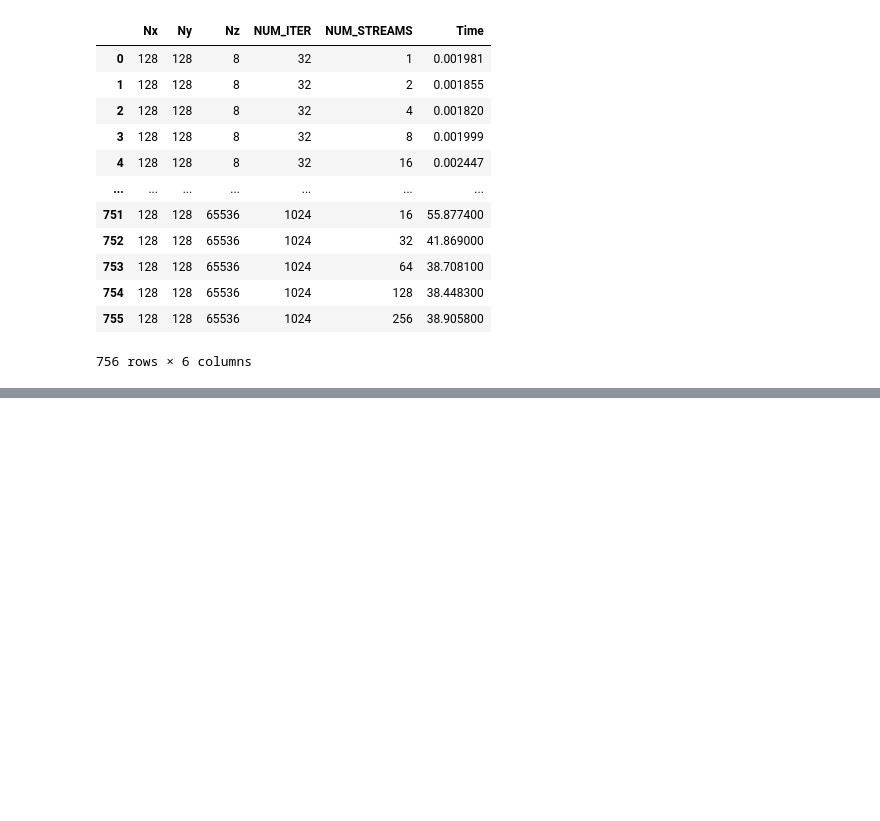
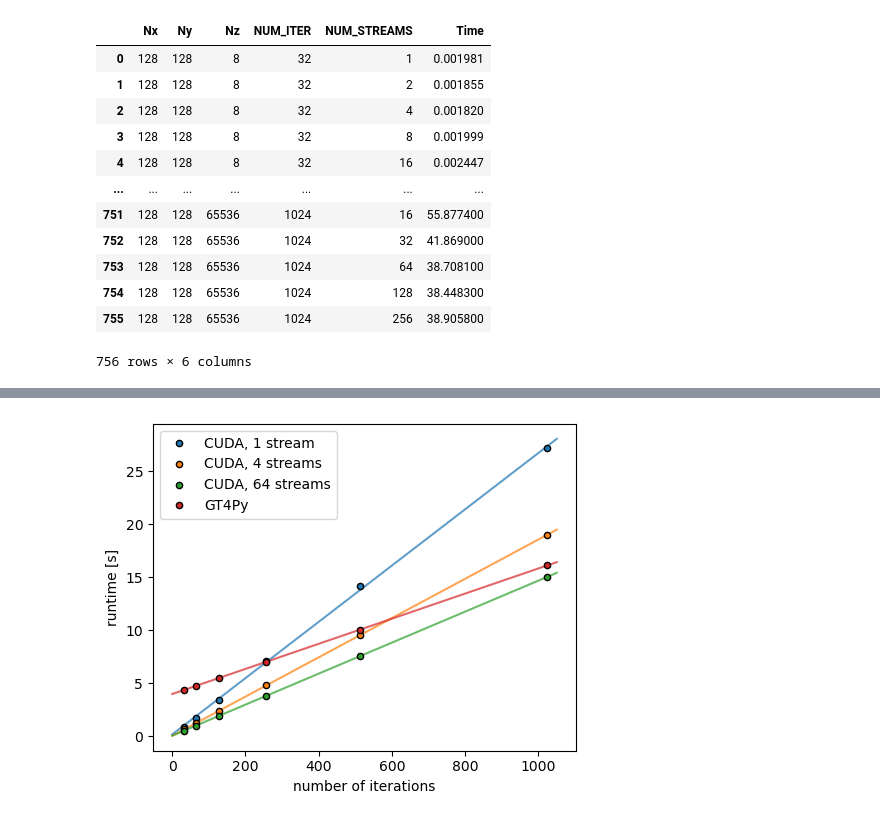
Before and after one commit to grafrap/HPC4WC-overlapping, a Jupyter notebook: measurements/stencil_cuda_vs_gt4py_plots.ipynb, the cells around one changed output, grey strips where cells are left out. Cells and saved outputs as stored; diff of their text form; code cells hidden in the pictures; blank space fills up the shorter version.

Commit message:
stencil runtime fits

```diff
--- a/measurements/stencil_cuda_vs_gt4py_plots.ipynb
+++ b/measurements/stencil_cuda_vs_gt4py_plots.ipynb
@@ -189,0 +190,24 @@ plt.show()
+# %%
+def plotnfit_time_of_iter(df, lbl=None, color='C0'):
+    plt.plot(df['NUM_ITER'], df['Time'], f'.{color}', markeredgecolor='black', label=lbl , markersize=9)
+
+    prm = np.polyfit(df['NUM_ITER'], df['Time'], deg=1)
+    fit_fct = np.poly1d(prm)
+    x_numiters = np.array([0, 1050])
+    y_t_fit = fit_fct(x_numiters)
+    plt.plot(x_numiters, y_t_fit, f'-{color}', zorder=0, alpha=0.7)
+# %%
+plt.figure(figsize=(5,4))
+df_nz_1stream_ = df_nz[(df_nz["NUM_STREAMS"] == 1) & (df_nz['Nz'] == nz_fix)]
+plotnfit_time_of_iter(df_nz_1stream_, "CUDA, 1 stream", "C0")
+plotnfit_time_of_iter(df_nz[(df_nz['NUM_STREAMS'] == 4) & (df_nz['Nz'] == nz_fix)], "CUDA, 4 streams", "C1")
+df_nz_64streams = df_nz[(df_nz['NUM_STREAMS'] == 64) & (df_nz['Nz'] == nz_fix)]
+plotnfit_time_of_iter(df_nz_64streams, "CUDA, 64 streams", "C2")
+plotnfit_time_of_iter(df_gt_nz, "GT4Py", "C3")
+plt.legend(loc='best')
+plt.xlabel("number of iterations")
+plt.ylabel("runtime [s]")
+plt.tight_layout()
+plt.savefig("stencil_runtime_fit.pdf")
+# %% [output]
+[figure, added]
```
Also changed, not shown: parts of 1 cell of this notebook, 2 other files.
